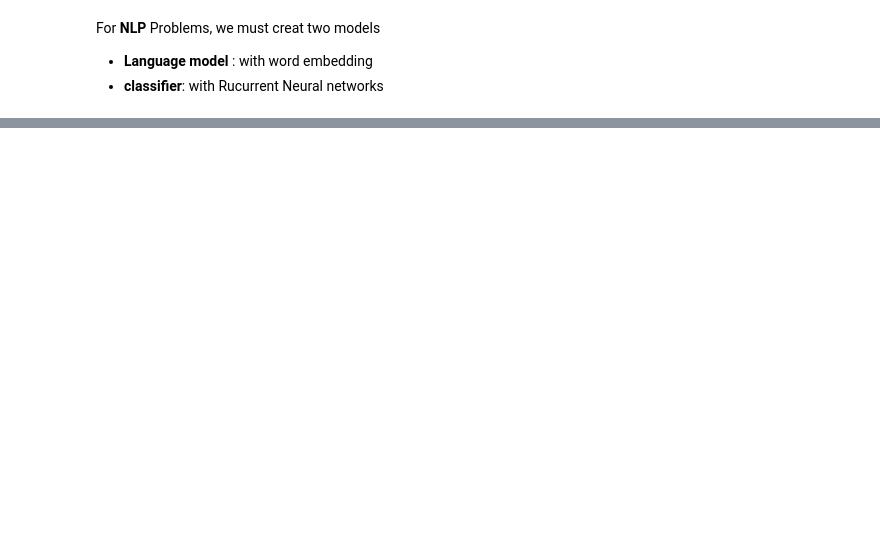
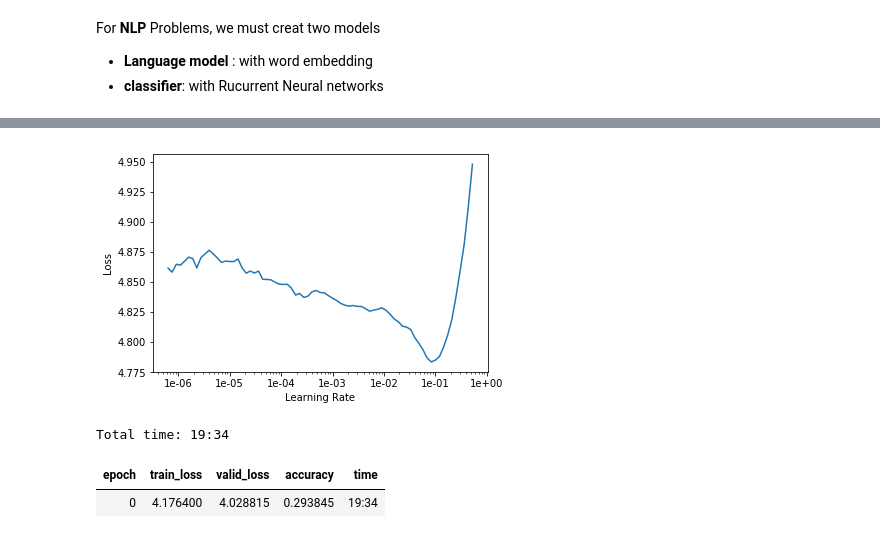
Before and after one commit to anassBelcaid/deeplearningCoder1, a Jupyter notebook: nbs/dl1/Lesson3_IMDB.ipynb, the cells around one changed output, grey strips where cells are left out. Cells and saved outputs as stored; diff of their text form; code cells hidden in the pictures; blank space fills up the shorter version.

Commit message:
IMDB Sentiment analysis

```diff
--- a/nbs/dl1/Lesson3_IMDB.ipynb
+++ b/nbs/dl1/Lesson3_IMDB.ipynb
@@ -82,0 +85,5 @@ TypeError: language_model_learner() missing 1 required positional argument: 'arc
+# %%
+bs =  48        #batch size
+# %%
+path = untar_data(URLs.IMDB)
+path.ls()
@@ -82,0 +115,4 @@ TypeError: language_model_learner() missing 1 required positional argument: 'arc
+# %%
+#save the model to load quickly next time
+#data_lm.save('data_lm.pkl')
+data_lm = load_data(path, 'data_lm.pkl', bs = bs)
@@ -82,0 +130,2 @@ TypeError: language_model_learner() missing 1 required positional argument: 'arc
+# %%
+learn =  language_model_learner(data_lm, AWD_LSTM, drop_mult=0.3)
@@ -82,0 +137,10 @@ TypeError: language_model_learner() missing 1 required positional argument: 'arc
+# %%
+learn.recorder.plot(skip_end=15)
+# %% [output]
+[figure, added]
+# %%
+learn.fit_one_cycle(1,1e-2, moms=(0.8,0.7))
+# %% [output]
+Total time: 19:34
+| epoch | train_loss | valid_loss | accuracy | time |
+| 0 | 4.176400 | 4.028815 | 0.293845 | 19:34 |
```
Also changed, not shown: parts of 23 cells of this notebook, 1 other file.
